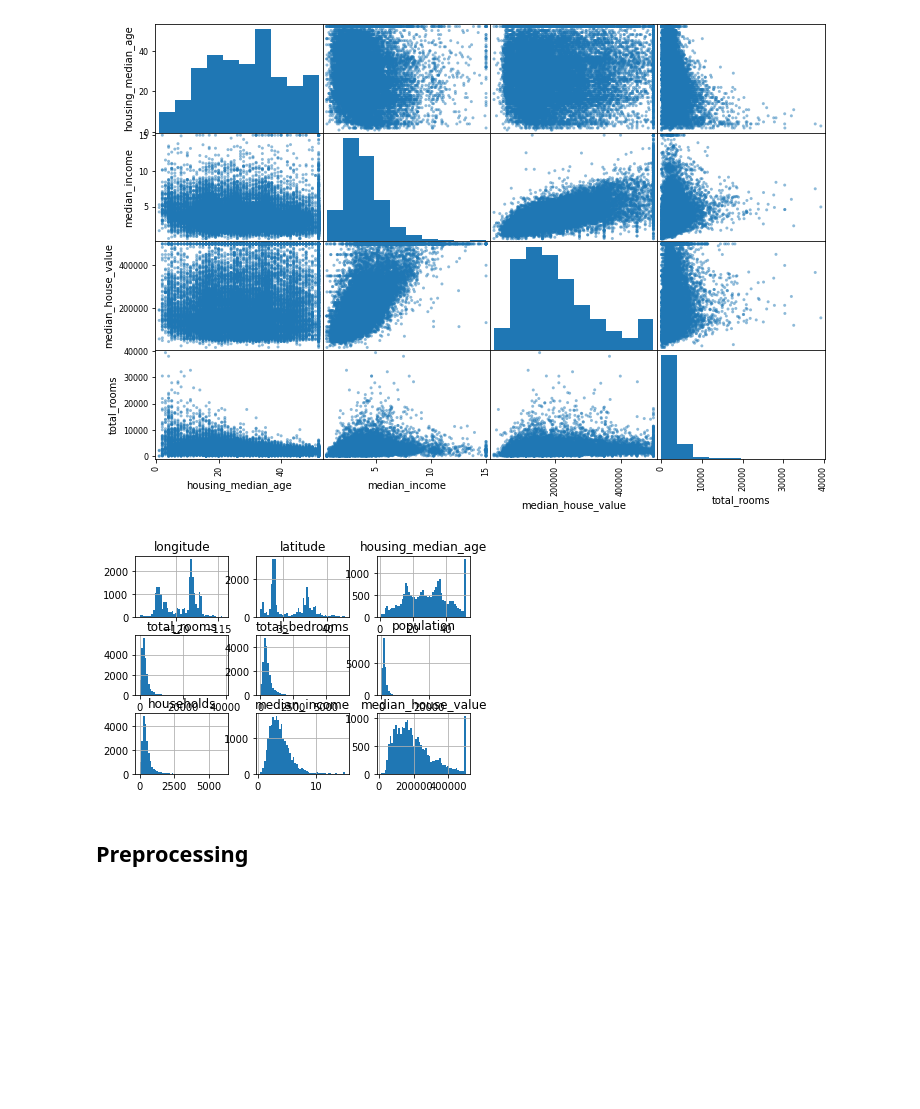
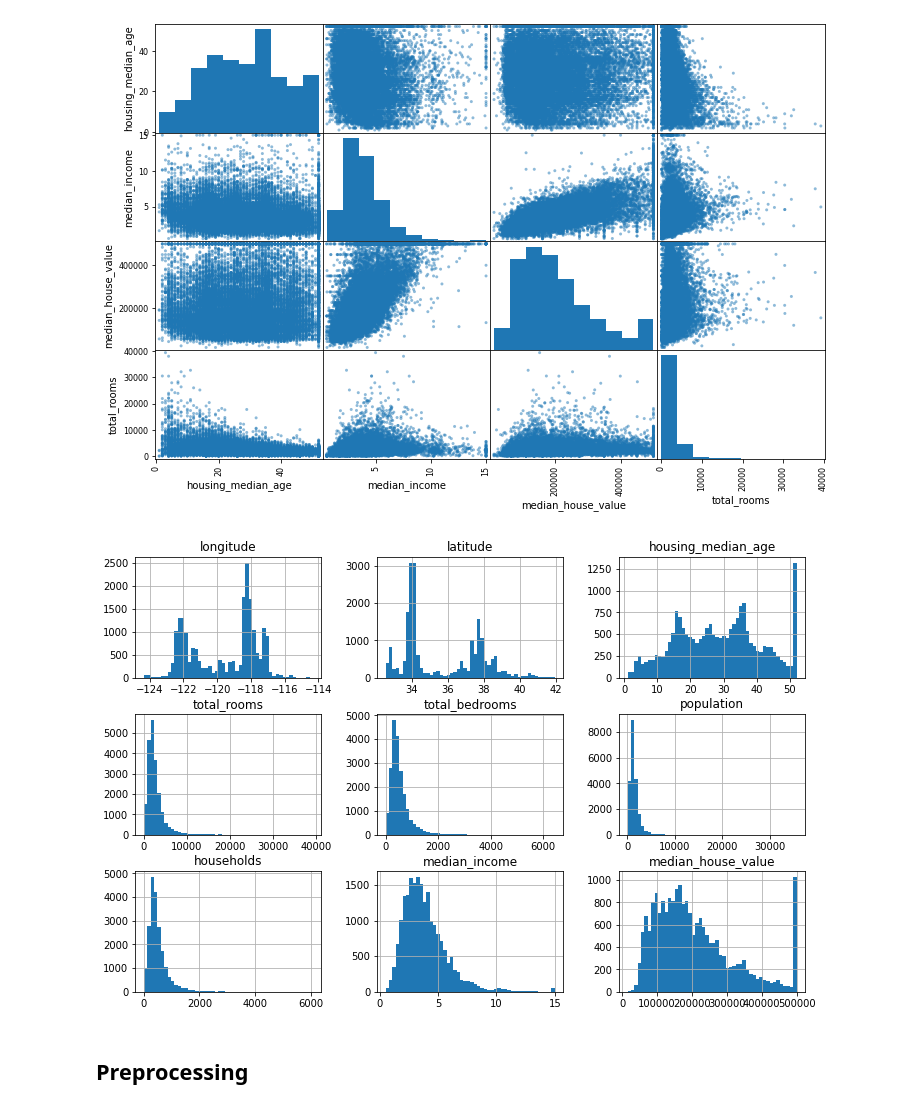
Before and after one commit to jhojin7/trying-homl2-exercises, a Jupyter notebook: ch2.ipynb, the cells around one changed output. Drawn from its saved outputs; the diff is of its cells as text; code cells hidden in the pictures; blank space fills up the shorter version.

```diff
--- a/ch2.ipynb
+++ b/ch2.ipynb
@@ -51,10 +51,10 @@ scatter_matrix(housing[attrs],figsize=(12,8));
 # %% [output]
 [figure]
 # %%
-housing.hist(bins=50)
+housing.hist(bins=50,figsize=(12,8))
 plt.show()
 # %% [output]
-[figure, old version]
+[figure, new version]
 # %% [markdown]
 ## Preprocessing
 # %%
```
Also changed, not shown: parts of 15 cells of this notebook.
